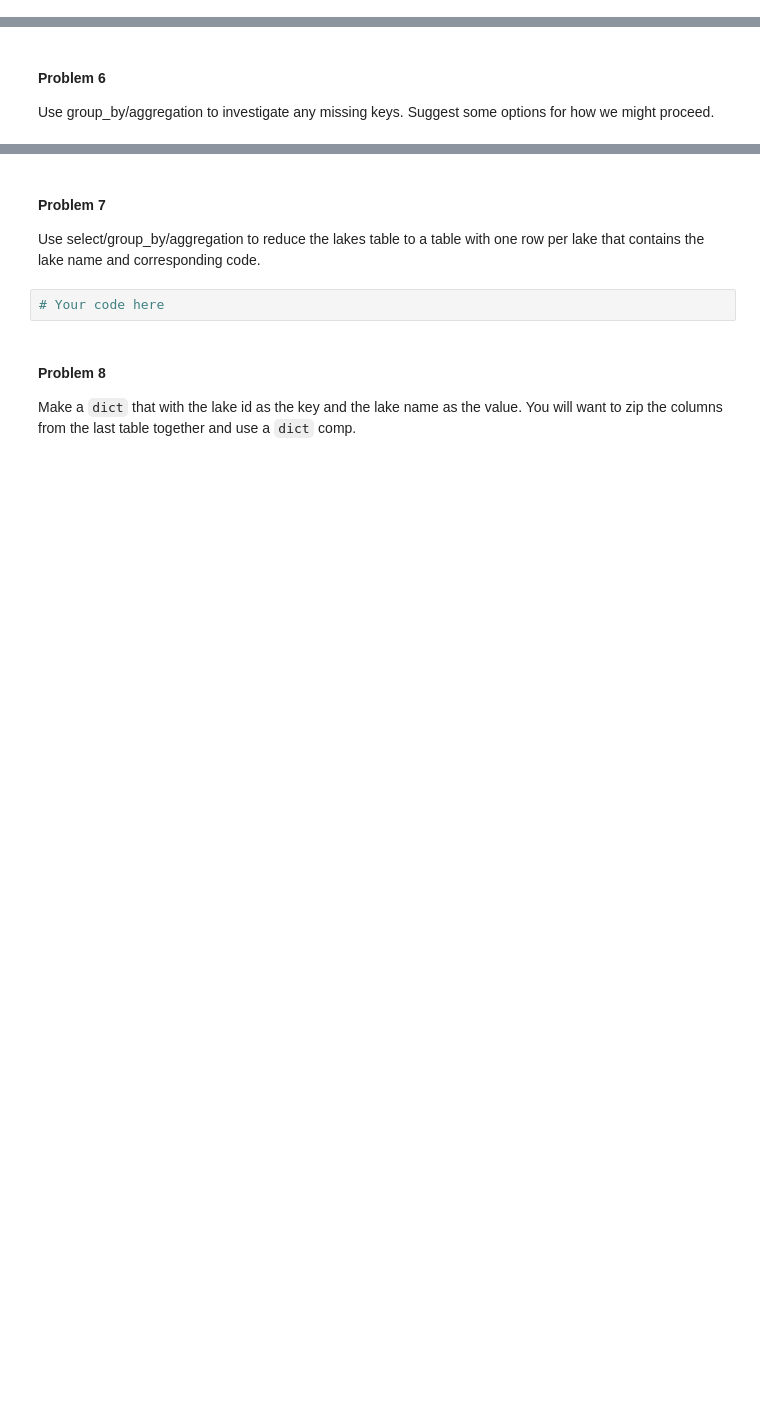
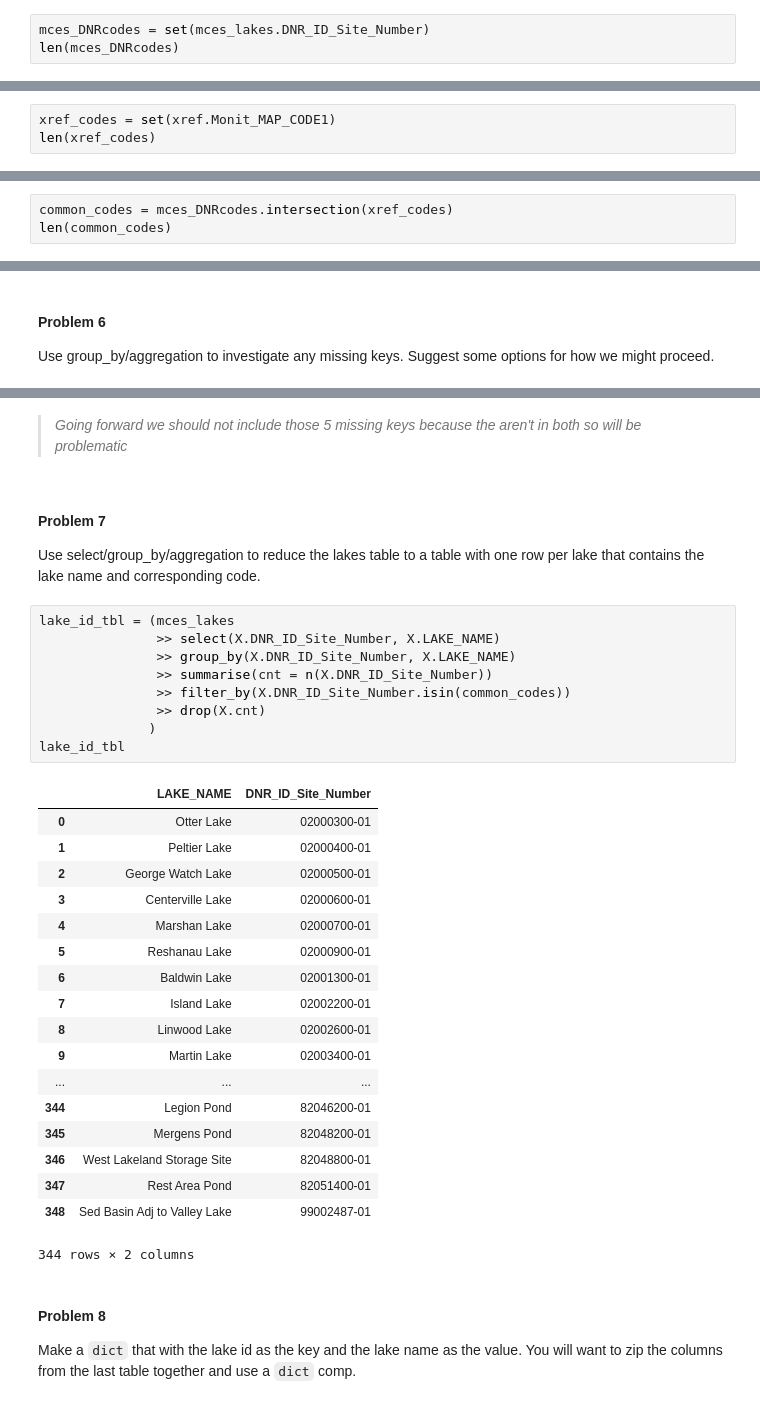
Before and after one commit to mquam14/DSCI430, a Jupyter notebook: project_1_part_2-MQ.ipynb, the cells around one changed output, grey strips where cells are left out. Saved outputs shown, nothing was run; the diff lists cells and outputs as text; blank space fills up the shorter version.

```diff
--- a/project_1_part_2-MQ.ipynb
+++ b/project_1_part_2-MQ.ipynb
@@ -142,0 +139,3 @@ What did you learn about these columns in regards to using them as a link betwee
+# %%
+mces_DNRcodes = set(mces_lakes.DNR_ID_Site_Number)
+len(mces_DNRcodes)
@@ -142,0 +144,3 @@ What did you learn about these columns in regards to using them as a link betwee
+# %%
+xref_codes = set(xref.Monit_MAP_CODE1)
+len(xref_codes)
@@ -142,0 +149,3 @@ What did you learn about these columns in regards to using them as a link betwee
+# %%
+common_codes = mces_DNRcodes.intersection(xref_codes)
+len(common_codes)
@@ -151,9 +177,37 @@ Use group_by/aggregation to investigate any missing keys.  Suggest some options
+# %% [markdown]
+> *Going forward we should not include those 5 missing keys because the aren't in both so will be problematic*
 # %% [markdown]
 #### Problem 7
 
 Use select/group_by/aggregation to reduce the lakes table to a table with one row per lake that contains the lake name and corresponding code.
-# %%
-# Your code here
+# %%
+lake_id_tbl = (mces_lakes
+               >> select(X.DNR_ID_Site_Number, X.LAKE_NAME)
+               >> group_by(X.DNR_ID_Site_Number, X.LAKE_NAME)
+               >> summarise(cnt = n(X.DNR_ID_Site_Number))
+               >> filter_by(X.DNR_ID_Site_Number.isin(common_codes))
+               >> drop(X.cnt)
+              )
+lake_id_tbl
+# %% [output]
+|  | LAKE_NAME | DNR_ID_Site_Number |
+| 0 | Otter Lake | 02000300-01 |
+| 1 | Peltier Lake | 02000400-01 |
+| 2 | George Watch Lake | 02000500-01 |
+| 3 | Centerville Lake | 02000600-01 |
+| 4 | Marshan Lake | 02000700-01 |
+| 5 | Reshanau Lake | 02000900-01 |
+| 6 | Baldwin Lake | 02001300-01 |
+| 7 | Island Lake | 02002200-01 |
+| 8 | Linwood Lake | 02002600-01 |
+| 9 | Martin Lake | 02003400-01 |
+| ... | ... | ... |
+| 344 | Legion Pond | 82046200-01 |
+| 345 | Mergens Pond | 82048200-01 |
+| 346 | West Lakeland Storage Site | 82048800-01 |
+| 347 | Rest Area Pond | 82051400-01 |
+| 348 | Sed Basin Adj to Valley Lake | 99002487-01 |
+344 rows × 2 columns
 # %% [markdown]
 #### Problem 8
 
```
Also changed, not shown: parts of 20 cells of this notebook.
